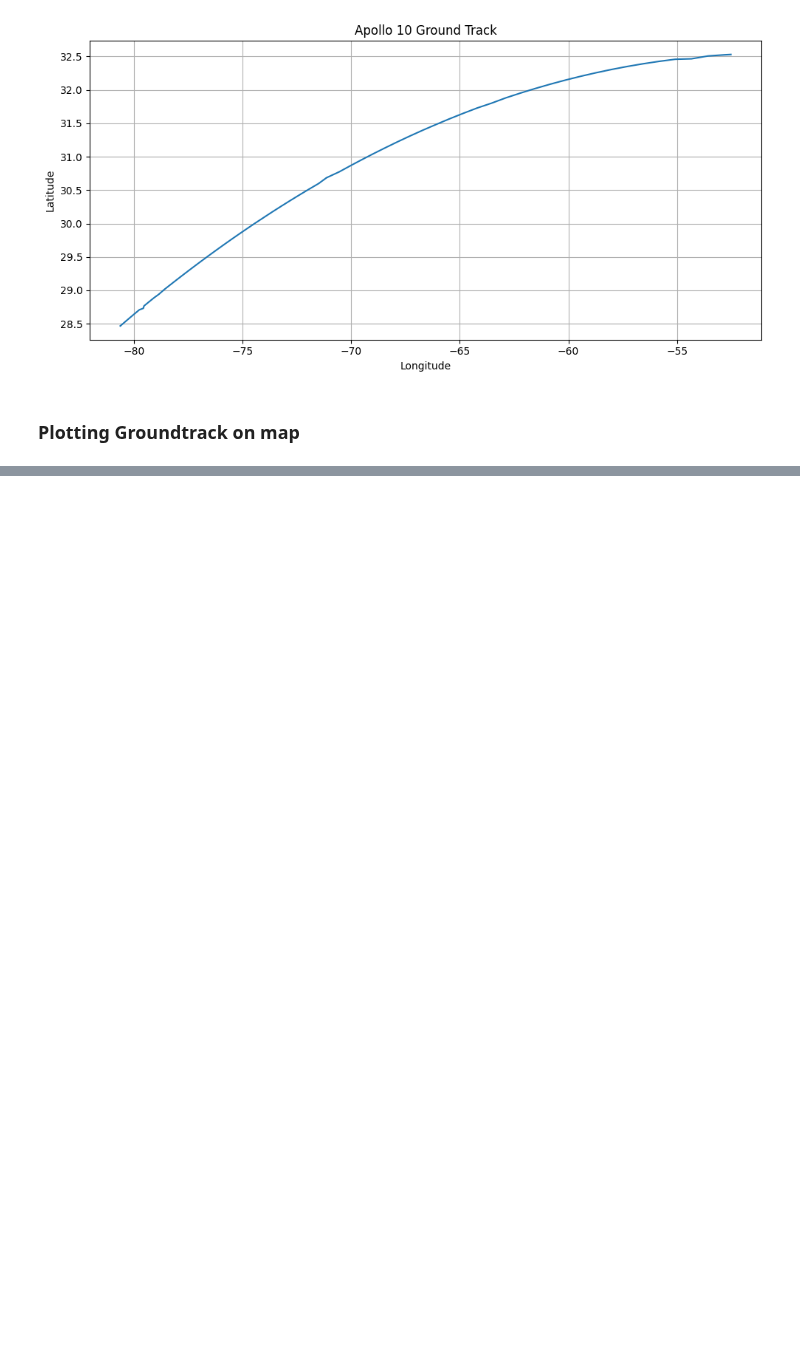
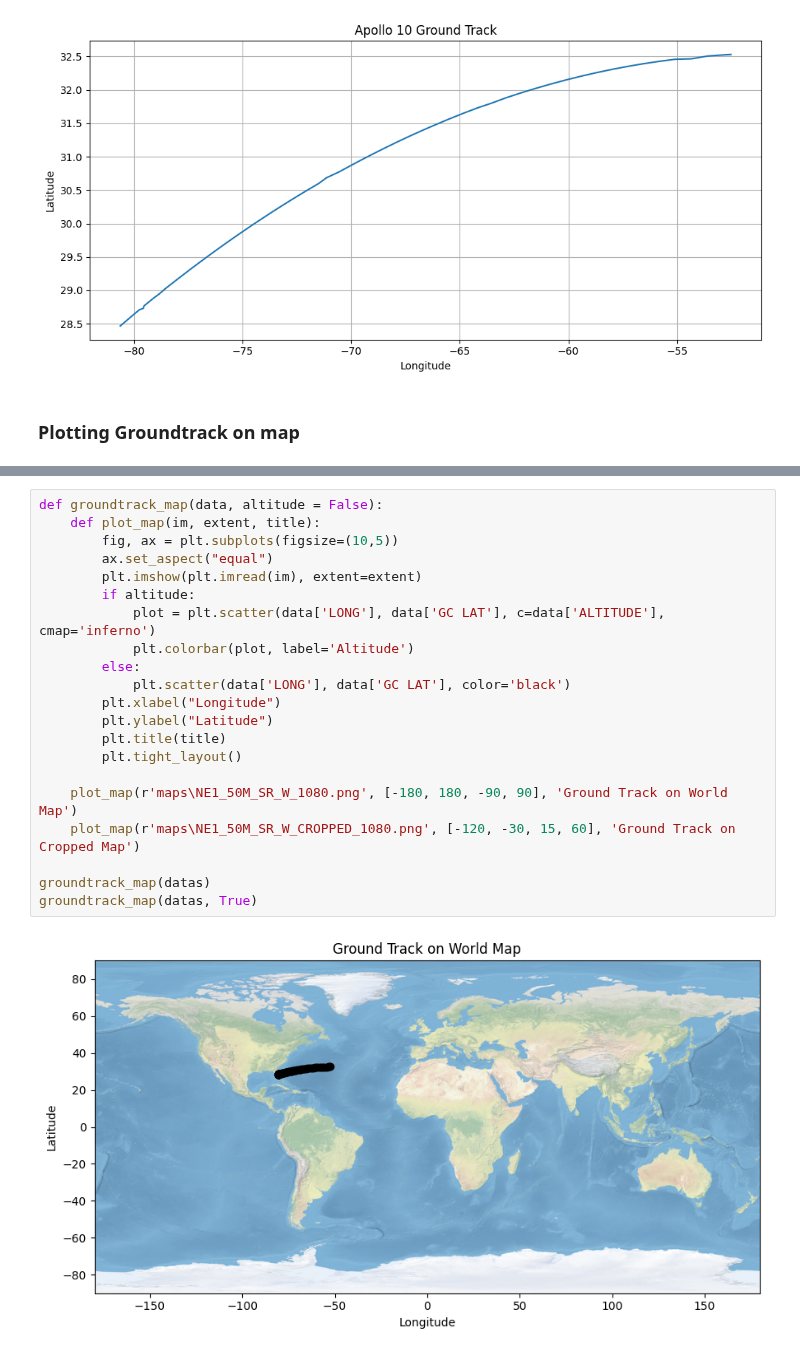
Before and after one commit to RachelOdunuga/SDL-Python-Assignment, a Jupyter notebook: exercise-4-apollo/Exercise 4.ipynb, the cells around one changed output, grey strips where cells are left out. Cells and saved outputs as stored; diff of their text form; blank space fills up the shorter version.

```diff
--- a/exercise-4-apollo/Exercise 4.ipynb
+++ b/exercise-4-apollo/Exercise 4.ipynb
@@ -153,0 +120,23 @@ groundtrack_map(datas, True)
+# %%
+def groundtrack_map(data, altitude = False):
+    def plot_map(im, extent, title):
+        fig, ax = plt.subplots(figsize=(10,5))
+        ax.set_aspect("equal")
+        plt.imshow(plt.imread(im), extent=extent)
+        if altitude:
+            plot = plt.scatter(data['LONG'], data['GC LAT'], c=data['ALTITUDE'], cmap='inferno')
+            plt.colorbar(plot, label='Altitude')
+        else:
+            plt.scatter(data['LONG'], data['GC LAT'], color='black')
+        plt.xlabel("Longitude")
+        plt.ylabel("Latitude")
+        plt.title(title)
+        plt.tight_layout()
+
+    plot_map(r'maps\NE1_50M_SR_W_1080.png', [-180, 180, -90, 90], 'Ground Track on World Map')
+    plot_map(r'maps\NE1_50M_SR_W_CROPPED_1080.png', [-120, -30, 15, 60], 'Ground Track on Cropped Map')
+
+groundtrack_map(datas)
+groundtrack_map(datas, True)
+# %% [output]
+[figure, added]
```
Also changed, not shown: parts of 3 cells of this notebook.
